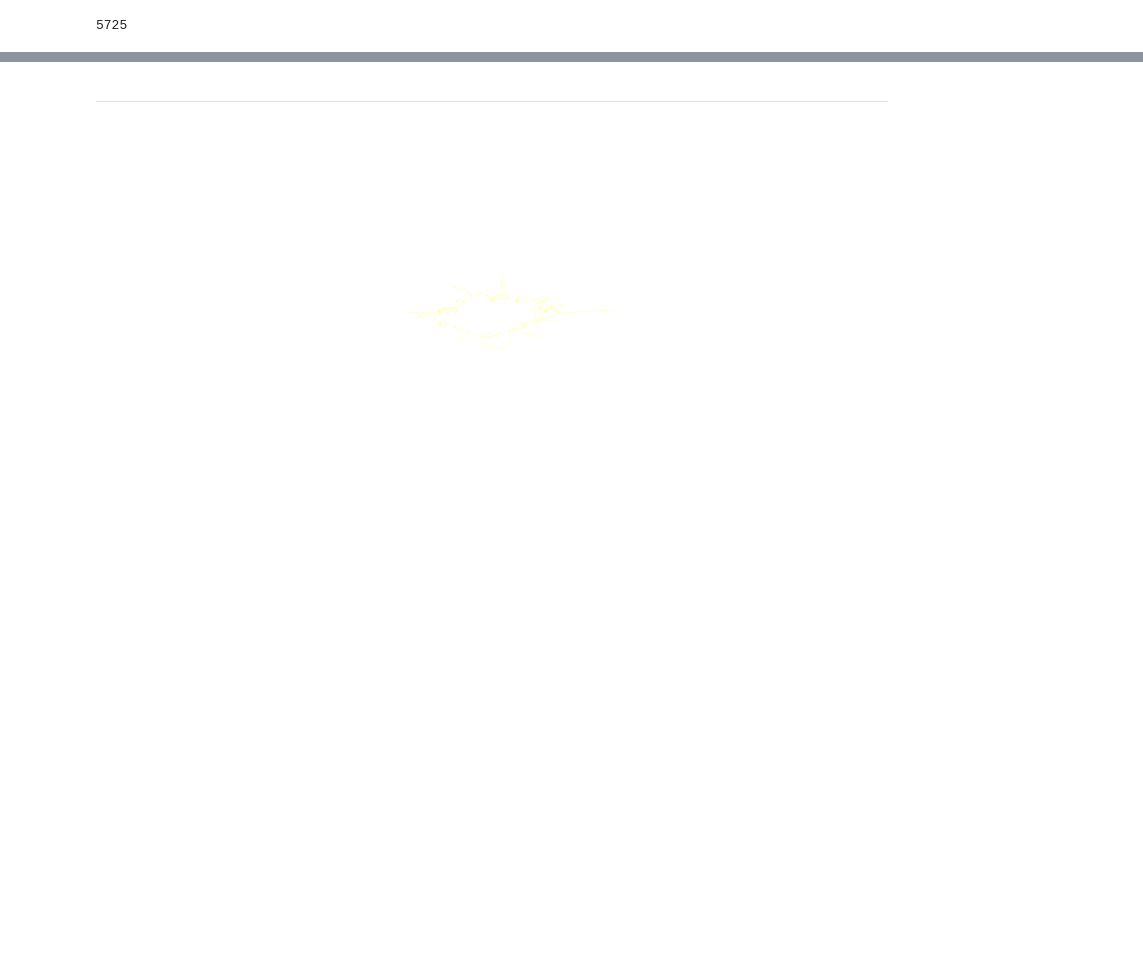
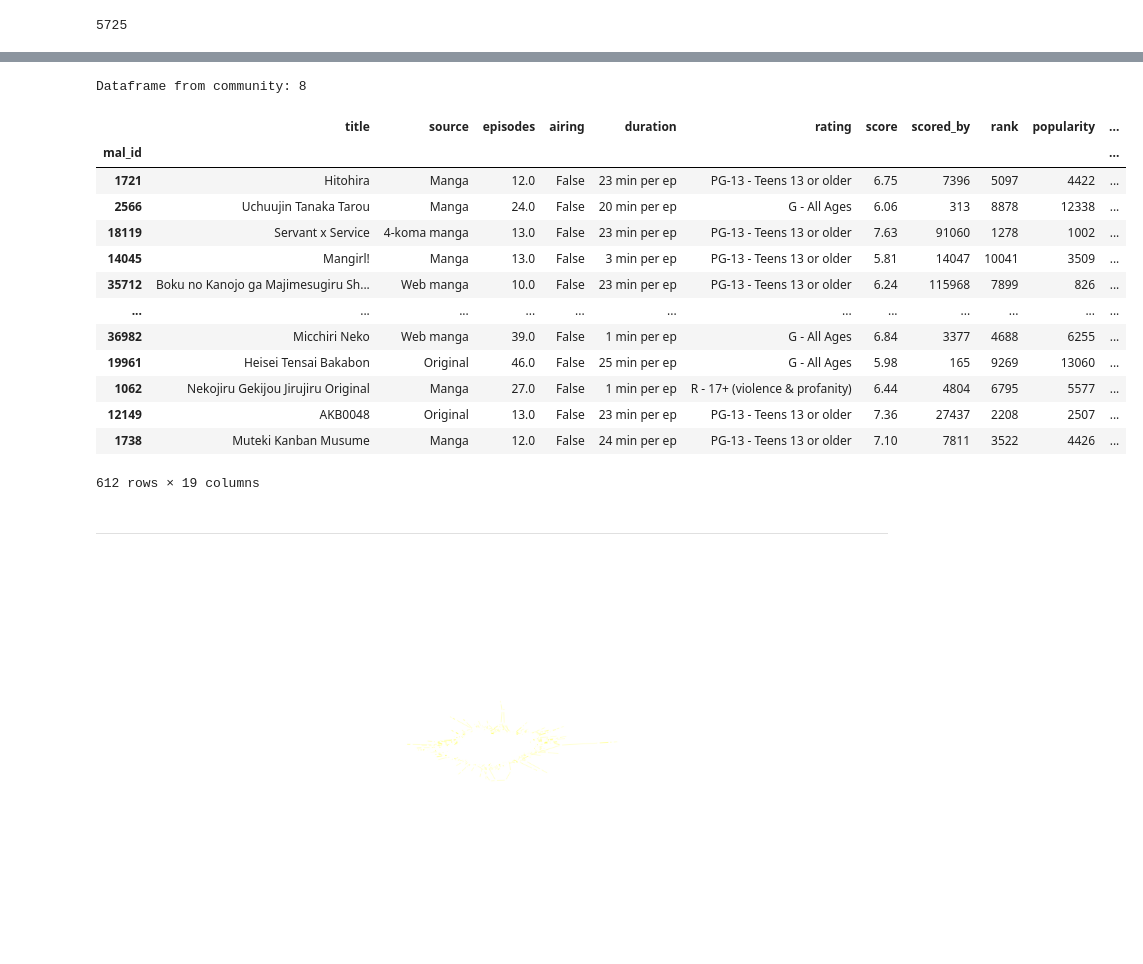
Before and after one commit to MarcBrejner/ProjectMAL, a Jupyter notebook: project.ipynb, the cells around one changed output, grey strips where cells are left out. Drawn from its saved outputs; the diff is of its cells as text; code cells hidden in the pictures; blank space fills up the shorter version.

Commit message:
More info on communities

```diff
--- a/project.ipynb
+++ b/project.ipynb
@@ -418,0 +459,7 @@ def lemmatizeList(list):
+# %%
+def createAnimeCommunities(partition, commuity_list):
+    communites = []
+    for i in commuity_list:
+        anime_mal_ids = [key for key, value in partition.items() if value == i]
+        communites.append(anime_mal_ids)
+    return communites
@@ -698,0 +763,2 @@ for i, tf_idf in zip(list(anime_freq),community_list_tf_idf):
+# %%
+anime_id_communities = createAnimeCommunities(anime_partition, list(anime_freq))
@@ -699,3 +838,23 @@ for i, tf_idf in zip(list(anime_freq),community_list_tf_idf):
+# %%
+# For the first community
+print(f"Dataframe from community: {community_list[0]}")
+df.loc[anime_id_communities[0]]
+# %% [output]
+Dataframe from community: 8
+|  | title | source | episodes | airing | duration | rating | score | scored_by | rank | popularity | ... |
+| mal_id |  |  |  |  |  |  |  |  |  |  | ... |
+| 1721 | Hitohira | Manga | 12.0 | False | 23 min per ep | PG-13 - Teens 13 or older | 6.75 | 7396 | 5097 | 4422 | ... |
+| 2566 | Uchuujin Tanaka Tarou | Manga | 24.0 | False | 20 min per ep | G - All Ages | 6.06 | 313 | 8878 | 12338 | ... |
+| 18119 | Servant x Service | 4-koma manga | 13.0 | False | 23 min per ep | PG-13 - Teens 13 or older | 7.63 | 91060 | 1278 | 1002 | ... |
+| 14045 | Mangirl! | Manga | 13.0 | False | 3 min per ep | PG-13 - Teens 13 or older | 5.81 | 14047 | 10041 | 3509 | ... |
+| 35712 | Boku no Kanojo ga Majimesugiru Sh... | Web manga | 10.0 | False | 23 min per ep | PG-13 - Teens 13 or older | 6.24 | 115968 | 7899 | 826 | ... |
+| ... | ... | ... | ... | ... | ... | ... | ... | ... | ... | ... | ... |
+| 36982 | Micchiri Neko | Web manga | 39.0 | False | 1 min per ep | G - All Ages | 6.84 | 3377 | 4688 | 6255 | ... |
+| 19961 | Heisei Tensai Bakabon | Original | 46.0 | False | 25 min per ep | G - All Ages | 5.98 | 165 | 9269 | 13060 | ... |
+| 1062 | Nekojiru Gekijou Jirujiru Original | Manga | 27.0 | False | 1 min per ep | R - 17+ (violence & profanity) | 6.44 | 4804 | 6795 | 5577 | ... |
+| 12149 | AKB0048 | Original | 13.0 | False | 23 min per ep | PG-13 - Teens 13 or older | 7.36 | 27437 | 2208 | 2507 | ... |
+| 1738 | Muteki Kanban Musume | Manga | 12.0 | False | 24 min per ep | PG-13 - Teens 13 or older | 7.10 | 7811 | 3522 | 4426 | ... |
+612 rows × 19 columns
 # %% [markdown]
 ****
 # %%
```
Also changed, not shown: parts of 65 cells of this notebook.
